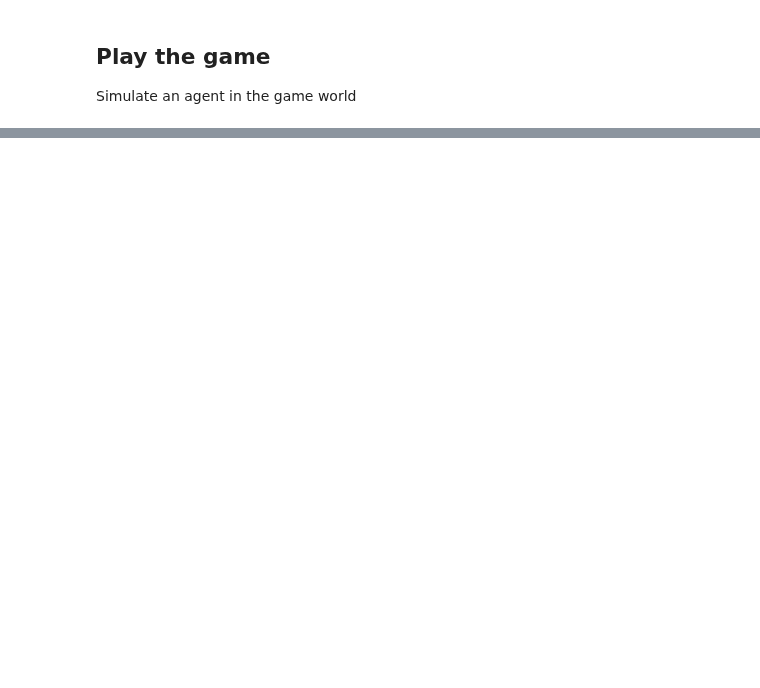
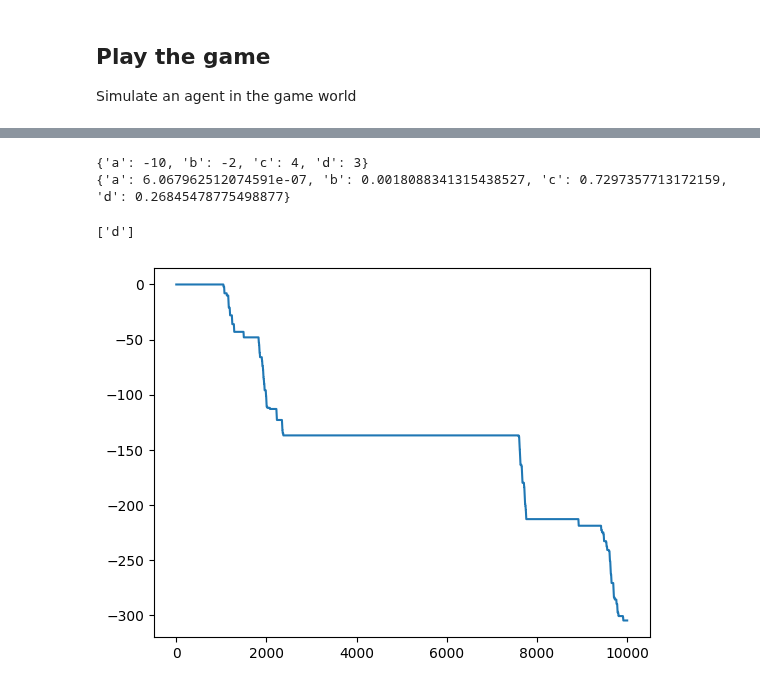
Before and after one commit to nicktfranklin/thread_the_needle, a Jupyter notebook: Agents.ipynb, the cells around one changed output, grey strips where cells are left out. Drawn from its saved outputs; the diff is of its cells as text; code cells hidden in the pictures; blank space fills up the shorter version.

```diff
--- a/Agents.ipynb
+++ b/Agents.ipynb
@@ -248,0 +257,31 @@ len(random_critic.rewards.get_states())
+# %%
+q = {k: v for v, k in zip([-10, -2, 4, 3], "a b c d".split())}
+print(q)
+from scipy.special import logsumexp
+
+z = logsumexp(list(q.values()))
+p = {k: np.exp(v - z) for k, v in q.items()}
+print(p)
+# %% [output]
+{'a': -10, 'b': -2, 'c': 4, 'd': 3}
+{'a': 6.067962512074591e-07, 'b': 0.0018088341315438527, 'c': 0.7297357713172159, 'd': 0.26845478775498877}
+# %%
+from random import choices
+
+choices(list(p.keys()), weights=list(p.values()))
+# %% [output]
+['d']
+# %%
+sarsa = Sarsa(
+    vae_model,
+    set_action=set(state_action_transitions.keys()),
+    learning_rate=0.1,
+    gamma=0.8,
+)
+sim = Simulator(task, random_critic, max_trial_length=10000)
+# %%
+history = sim.simulate_trial()
+# %%
+history.plot_cumulative_reward()
+# %% [output]
+[figure, added]
```
Also changed, not shown: parts of 9 cells of this notebook, 2 other files.
